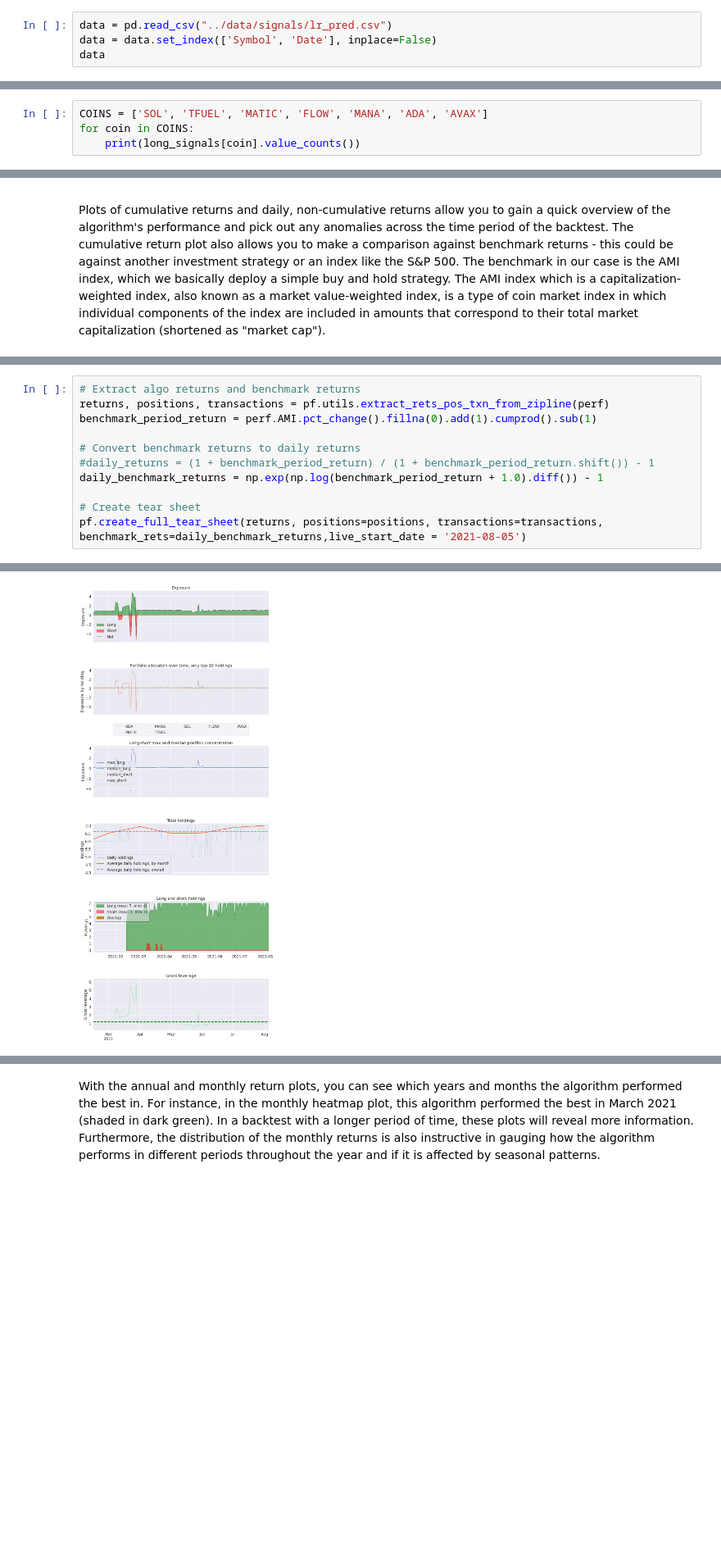
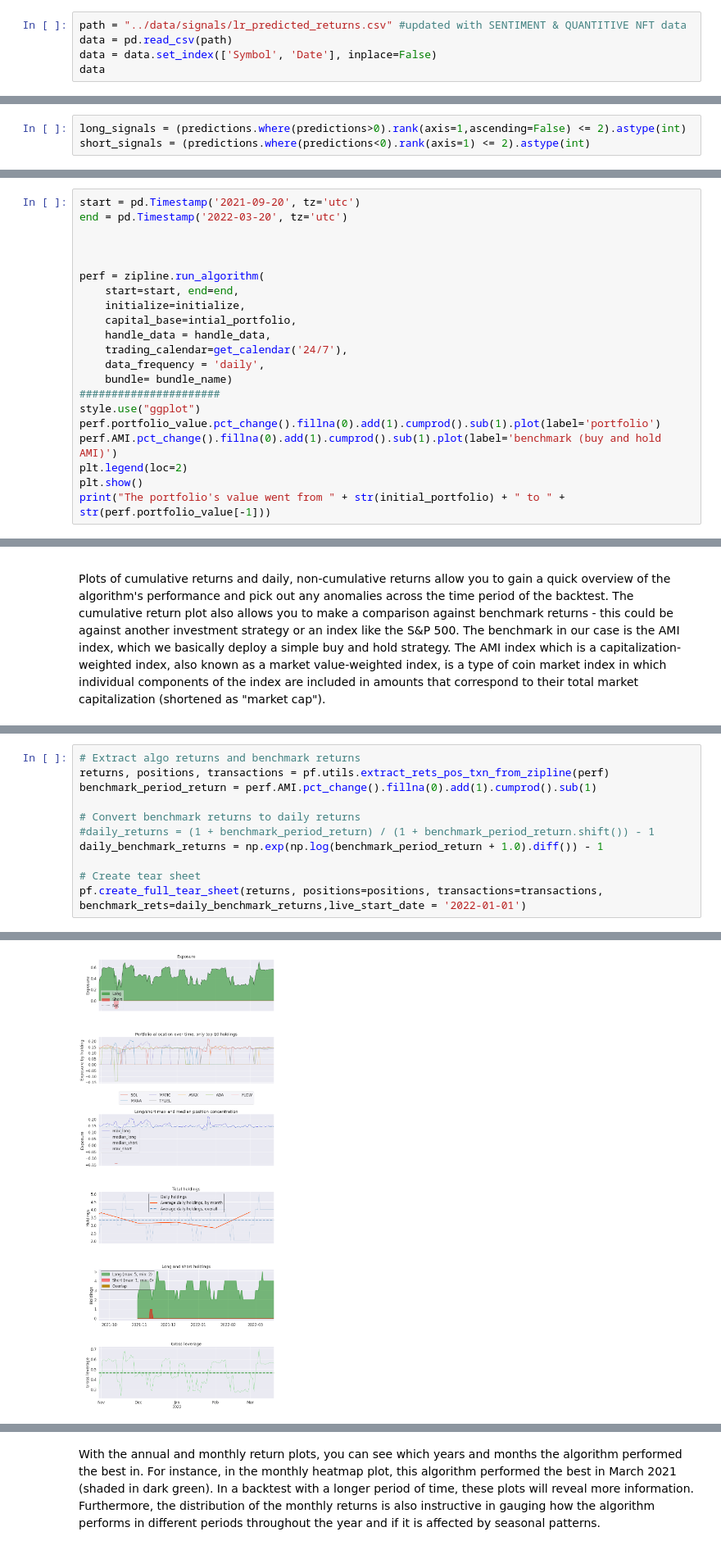
Before and after one commit to amicha02/ape_mining, a Jupyter notebook: notebooks/2.0-am-algotrade.ipynb, the cells around one changed output, grey strips where cells are left out. Shown at 82% size. Cells and saved outputs as stored; diff of their text form; blank space fills up the shorter version.

```diff
--- a/notebooks/2.0-am-algotrade.ipynb
+++ b/notebooks/2.0-am-algotrade.ipynb
@@ -42,7 +40,8 @@ There are plots which help to visualize a variety of the performance metrics. Fo
 # Future returns prediction
 Using the daily return predictions that we created using the regression model in the 3.0 mw notebook. Using a few simple technical factors, we predicted the returns for the next day for the 7 instruments that we are trading.
 # %%
-data = pd.read_csv("../data/signals/lr_pred.csv")
+path = "../data/signals/lr_predicted_returns.csv" #updated with SENTIMENT & QUANTITIVE NFT data
+data = pd.read_csv(path)
 data = data.set_index(['Symbol', 'Date'], inplace=False)
 data
 # %% [output]
@@ -102,4 +65,0 @@ long_signals[10:]
-# %%
-COINS = ['SOL', 'TFUEL', 'MATIC', 'FLOW', 'MANA', 'ADA', 'AVAX']
-for coin in COINS:
-    print(long_signals[coin].value_counts())
@@ -124,3 +71,6 @@ Name: AVAX, dtype: int64
+# %%
+long_signals = (predictions.where(predictions>0).rank(axis=1,ascending=False) <= 2).astype(int)
+short_signals = (predictions.where(predictions<0).rank(axis=1) <= 2).astype(int)
 # %% [markdown]
 The next step is to select positive , rank them in descending  and create long using an integer mask that identifies the top 1 on each side
 # %%
@@ -295,0 +215,21 @@ plt.show()
+# %%
+start = pd.Timestamp('2021-09-20', tz='utc')
+end = pd.Timestamp('2022-03-20', tz='utc')
+
+
+
+perf = zipline.run_algorithm(
+    start=start, end=end,
+    initialize=initialize,
+    capital_base=intial_portfolio,
+    handle_data = handle_data,
+    trading_calendar=get_calendar('24/7'),
+    data_frequency = 'daily',
+    bundle= bundle_name)
+######################
+style.use("ggplot")
+perf.portfolio_value.pct_change().fillna(0).add(1).cumprod().sub(1).plot(label='portfolio')
+perf.AMI.pct_change().fillna(0).add(1).cumprod().sub(1).plot(label='benchmark (buy and hold AMI)')
+plt.legend(loc=2)
+plt.show()
+print("The portfolio's value went from " + str(initial_portfolio) + " to " +  str(perf.portfolio_value[-1]))
@@ -405,5 +346,5 @@ benchmark_period_return = perf.AMI.pct_change().fillna(0).add(1).cumprod().sub(1
 daily_benchmark_returns = np.exp(np.log(benchmark_period_return + 1.0).diff()) - 1
 
 # Create tear sheet
-pf.create_full_tear_sheet(returns, positions=positions, transactions=transactions, benchmark_rets=daily_benchmark_returns,live_start_date = '2021-08-05')
+pf.create_full_tear_sheet(returns, positions=positions, transactions=transactions, benchmark_rets=daily_benchmark_returns,live_start_date = '2022-01-01')
 # %% [output]
@@ -460 +401 @@ pf.create_full_tear_sheet(returns, positions=positions, transactions=transaction
-[figure, old version]
+[figure, new version]
```
Also changed, not shown: parts of 31 cells of this notebook.
